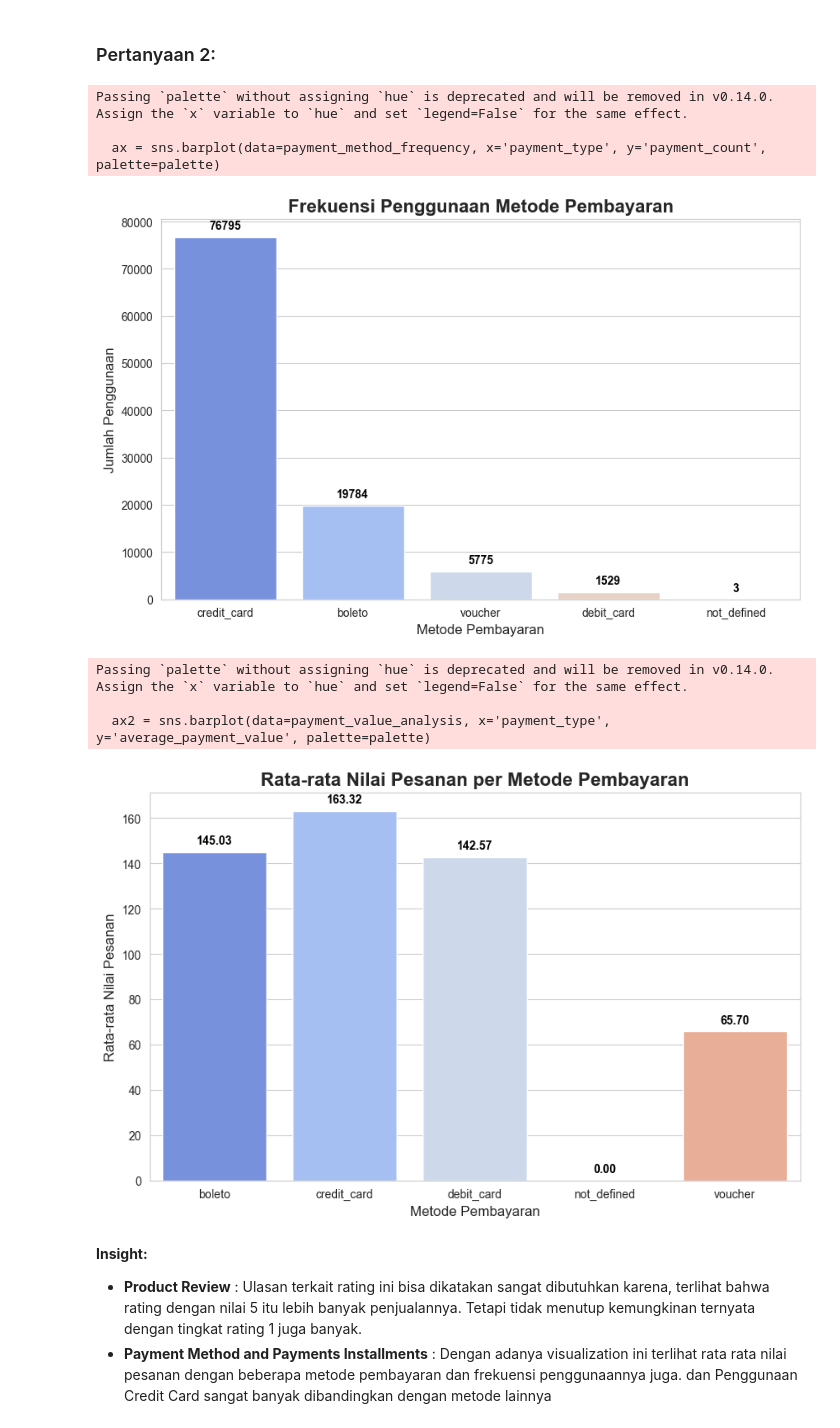
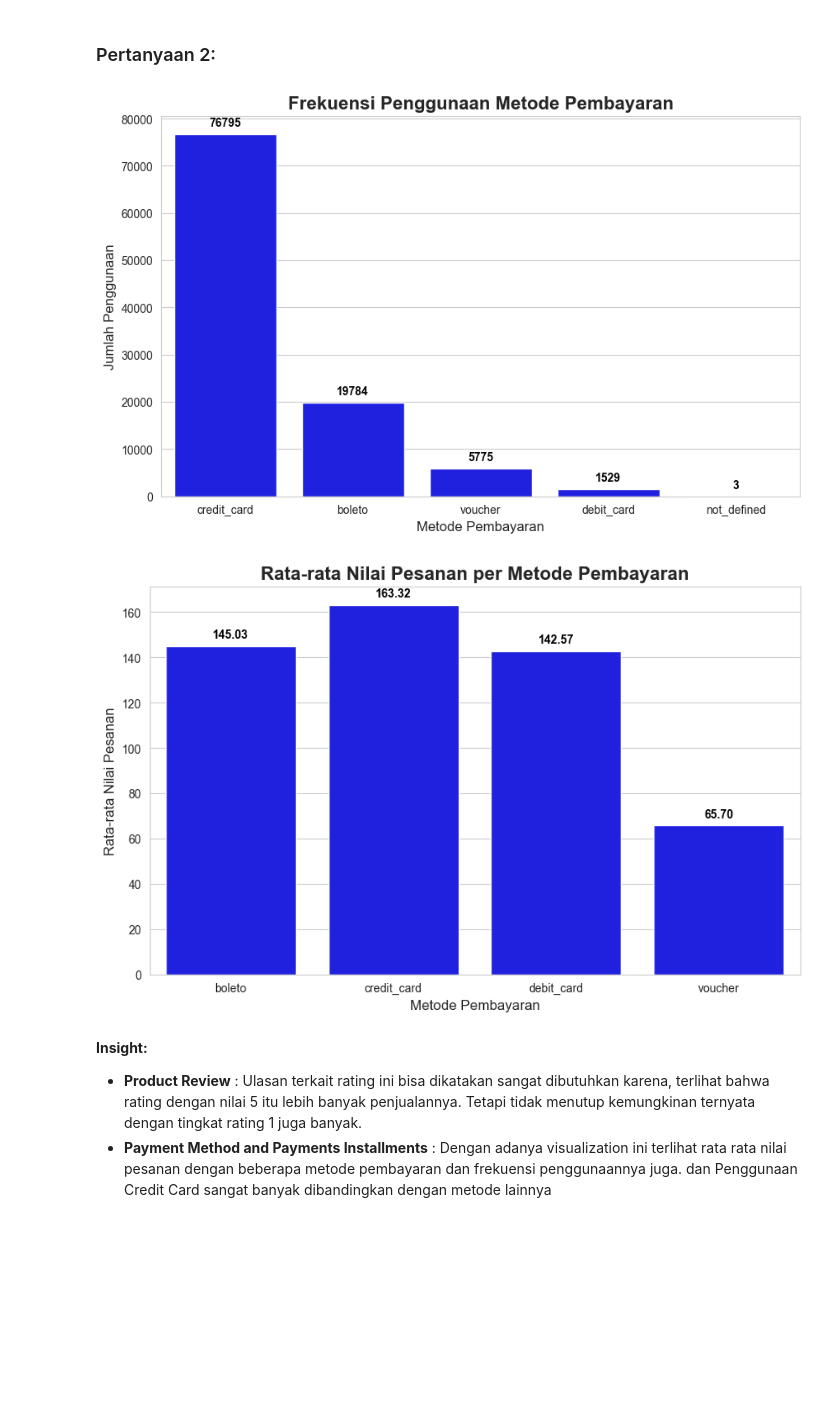
Before and after one commit to Angga2k/Bangkit-Proyek-Analisis-Data, a Jupyter notebook: notebook.ipynb, the cells around one changed output. Drawn from its saved outputs; the diff is of its cells as text; code cells hidden in the pictures; blank space fills up the shorter version.

Commit message:
fix(pallete & readme) : change color and readme

```diff
--- a/notebook.ipynb
+++ b/notebook.ipynb
@@ -664,6 +664,7 @@ payment_method_frequency
 | 3 | not_defined | 3 |
 # %%
 payment_value_analysis = merged_data_payment.groupby('payment_type')['payment_value'].mean().reset_index(name='average_payment_value')
+payment_value_analysis.drop(payment_value_analysis[payment_value_analysis['payment_type'] == 'not_defined'].index, inplace=True)
 payment_value_analysis
 # %% [output]
 |  | payment_type | average_payment_value |
@@ -834,52 +834,46 @@ plt.show()
 sns.set_style("whitegrid")
 plt.figure(figsize=(10, 6))
 
-# Palet warna yang menarik
-palette = sns.color_palette("coolwarm")
+# Palet warna satu warna (biru)
+palette = 'blue'
 
 # Visualisasi frekuensi metode pembayaran dengan anotasi
-ax = sns.barplot(data=payment_method_frequency, x='payment_type', y='payment_count', palette=palette)
+ax = sns.barplot(data=payment_method_frequency, x='payment_type', y='payment_count', color=palette)
 plt.title('Frekuensi Penggunaan Metode Pembayaran', fontsize=16, fontweight='bold')
 plt.xlabel('Metode Pembayaran', fontsize=12)
 plt.ylabel('Jumlah Penggunaan', fontsize=12)
 
 # Tambahkan nilai di atas bar
 for p in ax.patches:
     ax.annotate(format(p.get_height(), '.0f'),
                 (p.get_x() + p.get_width() / 2., p.get_height()),
                 ha = 'center', va = 'center', xytext = (0, 10),
                 textcoords = 'offset points', fontsize=10, color='black', fontweight='bold')
 
 plt.xticks(fontsize=10)
 plt.yticks(fontsize=10)
 plt.show()
 
 # Visualisasi rata-rata nilai pesanan berdasarkan metode pembayaran dengan anotasi
 plt.figure(figsize=(10, 6))
-ax2 = sns.barplot(data=payment_value_analysis, x='payment_type', y='average_payment_value', palette=palette)
+ax2 = sns.barplot(data=payment_value_analysis, x='payment_type', y='average_payment_value', color=palette)
 plt.title('Rata-rata Nilai Pesanan per Metode Pembayaran', fontsize=16, fontweight='bold')
 plt.xlabel('Metode Pembayaran', fontsize=12)
 plt.ylabel('Rata-rata Nilai Pesanan', fontsize=12)
 
 # Tambahkan nilai di atas bar
 for p in ax2.patches:
     ax2.annotate(format(p.get_height(), '.2f'),
                     (p.get_x() + p.get_width() / 2., p.get_height()),
                     ha = 'center', va = 'center', xytext = (0, 10),
                     textcoords = 'offset points', fontsize=10, color='black', fontweight='bold')
 
 plt.xticks(fontsize=10)
 plt.yticks(fontsize=10)
 plt.show()
 # %% [output]
-Passing `palette` without assigning `hue` is deprecated and will be removed in v0.14.0. Assign the `x` variable to `hue` and set `legend=False` for the same effect.
-
-  ax = sns.barplot(data=payment_method_frequency, x='payment_type', y='payment_count', palette=palette)
-[figure, old version]
+[figure, new version]
-Passing `palette` without assigning `hue` is deprecated and will be removed in v0.14.0. Assign the `x` variable to `hue` and set `legend=False` for the same effect.
-
-  ax2 = sns.barplot(data=payment_value_analysis, x='payment_type', y='average_payment_value', palette=palette)
-[figure, old version]
+[figure, new version]
 # %% [markdown]
 **Insight:**
 - **Product Review** : Ulasan terkait rating ini bisa dikatakan sangat dibutuhkan karena, terlihat bahwa rating dengan nilai 5 itu lebih banyak penjualannya. Tetapi tidak menutup kemungkinan ternyata dengan tingkat rating 1 juga banyak.
```
Also changed, not shown: parts of 3 cells of this notebook, 2 other files.
